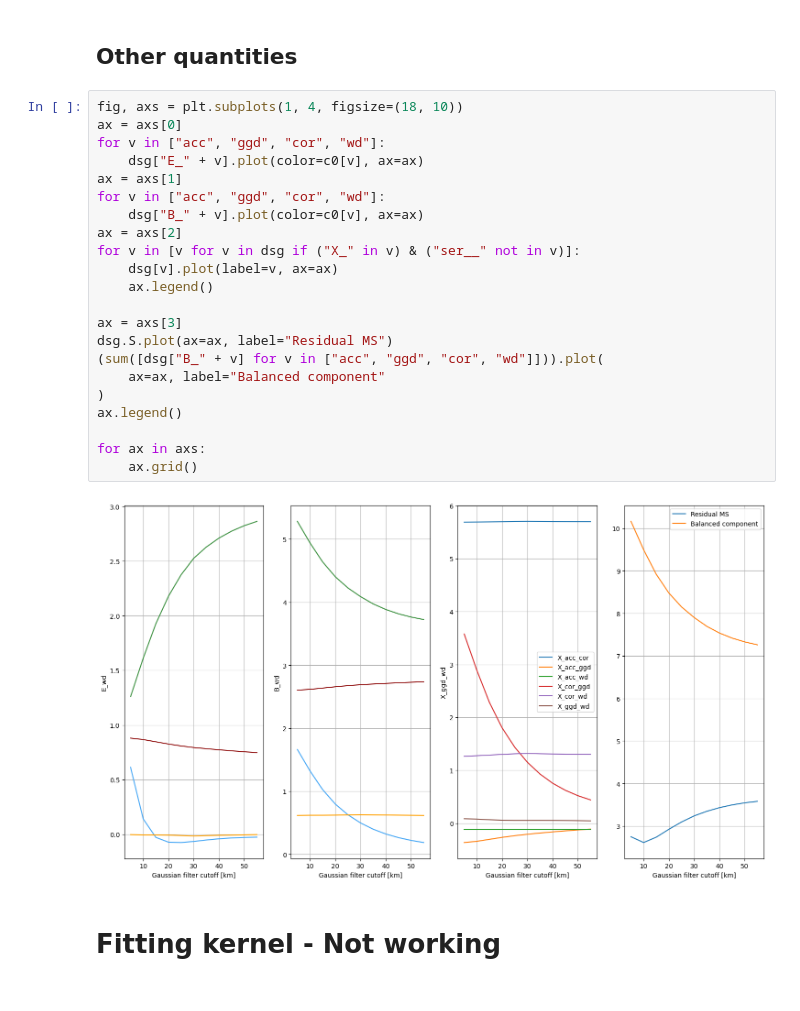
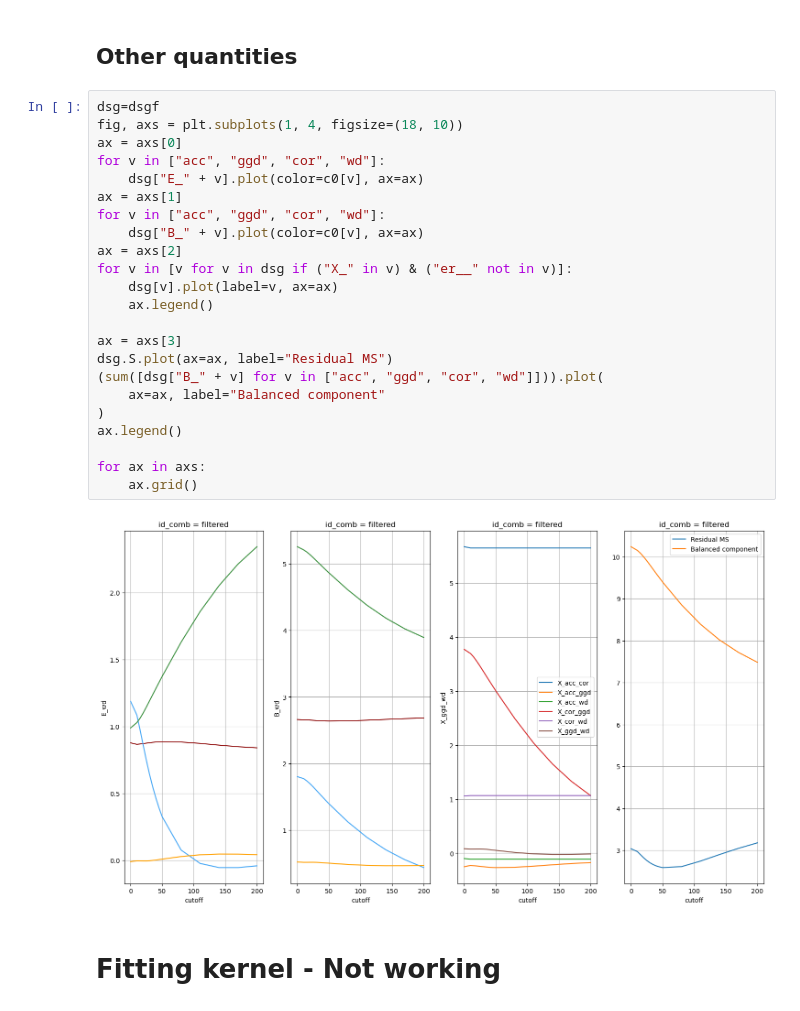
Before and after one commit to margot-demol/med_analysis, a Jupyter notebook: 10_swot_capabilities_diags/26_spatial_scales.ipynb, the cells around one changed output. Drawn from its saved outputs; the diff is of its cells as text.

```diff
--- a/10_swot_capabilities_diags/26_spatial_scales.ipynb
+++ b/10_swot_capabilities_diags/26_spatial_scales.ipynb
@@ -958,29 +1077,30 @@ NameError: name 'dsms' is not defined
 # %% [markdown]
 ## Other quantities
 # %%
+dsg=dsgf
 fig, axs = plt.subplots(1, 4, figsize=(18, 10))
 ax = axs[0]
 for v in ["acc", "ggd", "cor", "wd"]:
     dsg["E_" + v].plot(color=c0[v], ax=ax)
 ax = axs[1]
 for v in ["acc", "ggd", "cor", "wd"]:
     dsg["B_" + v].plot(color=c0[v], ax=ax)
 ax = axs[2]
-for v in [v for v in dsg if ("X_" in v) & ("ser__" not in v)]:
+for v in [v for v in dsg if ("X_" in v) & ("er__" not in v)]:
     dsg[v].plot(label=v, ax=ax)
     ax.legend()
 
 ax = axs[3]
 dsg.S.plot(ax=ax, label="Residual MS")
 (sum([dsg["B_" + v] for v in ["acc", "ggd", "cor", "wd"]])).plot(
     ax=ax, label="Balanced component"
 )
 ax.legend()
 
 for ax in axs:
     ax.grid()
 # %% [output]
-[figure, old version]
+[figure, new version]
 # %% [markdown]
 # Fitting kernel - Not working
 # %%
```
Also changed, not shown: parts of 9 cells of this notebook, 23 other files.
